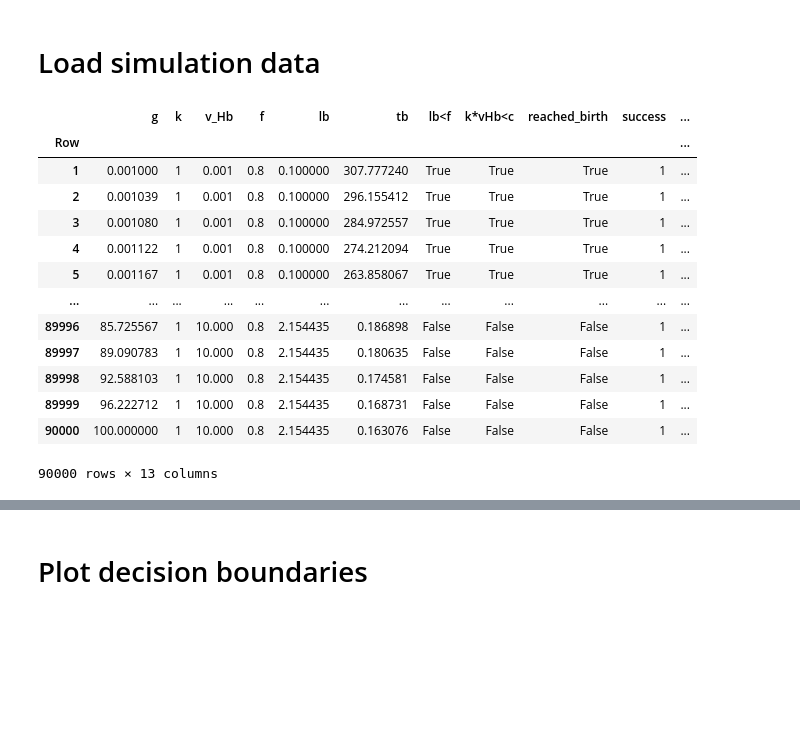
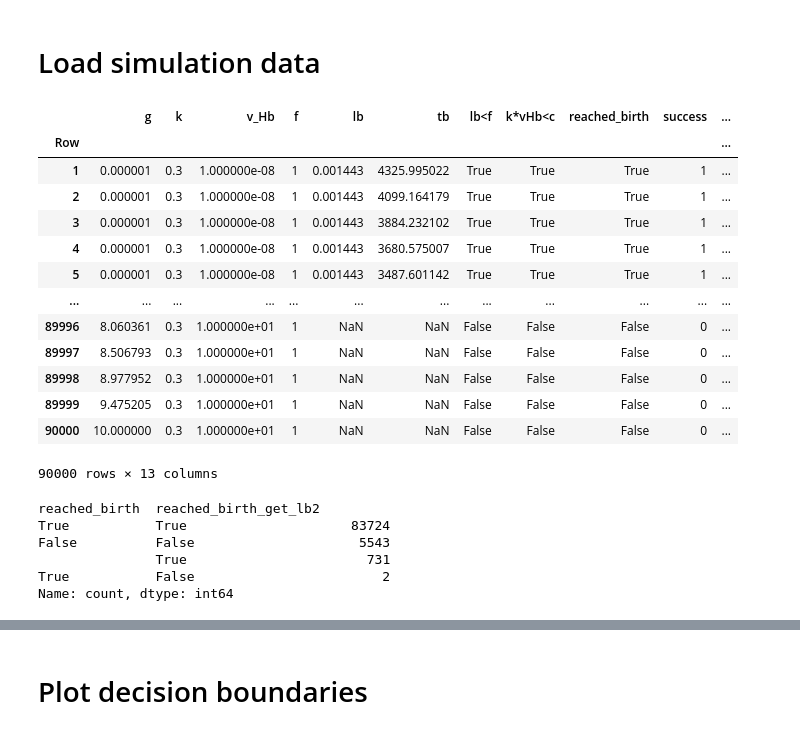
Before and after one commit to diogo-f-oliveira/deb-birth-prediction, a Jupyter notebook: notebooks/Decision Boundary Visualization.ipynb, the cells around one changed output, grey strips where cells are left out. Drawn from its saved outputs; the diff is of its cells as text; code cells hidden in the pictures; blank space fills up the shorter version.

```diff
--- a/notebooks/Decision Boundary Visualization.ipynb
+++ b/notebooks/Decision Boundary Visualization.ipynb
@@ -63,33 +63,40 @@ nn_train_cfg = loaded_nn["train_cfg"]
 # %%
 # simul_filename = "grid_g_1em5_1e2_Ng_300_vHb_1em6_1e1_Nv_300_k_0p3_f_0p8_getlb2.csv"
 # simul_filename = "grid_g_1em5_1e2_Ng_300_vHb_1em6_1e1_Nv_300_k_3_f_0p8_getlb2.csv"
 # simul_filename = "grid_g_1em5_1e2_Ng_300_vHb_1em6_1e1_Nv_300_k_30_f_0p8_getlb2.csv"
 # simul_filename = "grid_g_log_0p001_100_N300_k_fixed_0p3_vHb_log_0p01_100_N300_f_fixed_1.csv"
 # simul_filename = "grid_g_log_0p001_100_N300_k_fixed_0p3_vHb_log_0p01_100_N300_f_fixed_0p3.csv"
 # simul_filename = "grid_g_log_0p001_100_N300_k_fixed_3_vHb_log_0p0001_0p1_N300_f_fixed_0p3.csv"
-simul_filename = "grid_g_log_0p001_100_N300_k_fixed_1_vHb_log_0p001_10_N300_f_fixed_0p8.csv"
+# simul_filename = "grid_g_log_0p001_100_N300_k_fixed_1_vHb_log_0p001_10_N300_f_fixed_0p8.csv"
 # simul_filename = "grid_g_log_0p001_100_N300_k_fixed_0p3_vHb_log_0p0001_1_N300_f_fixed_0p3.csv"
+# simul_filename = "grid_g_log_0p001_100_N300_k_fixed_0p3_vHb_log_1em14_10_N300_f_fixed_1_get_lb.csv"
+# simul_filename = "grid_g_log_0p001_100_N300_k_fixed_0p3_vHb_log_1em14_10_N300_f_fixed_1_get_lb2.csv"
+# simul_filename = "grid_g_log_1em06_10_N300_k_fixed_0p3_vHb_log_1em08_10_N300_f_fixed_1_get_lb2.csv"
+simul_filename = "grid_g_log_1em06_10_N300_k_fixed_0p3_vHb_log_1em08_10_N300_f_fixed_1_get_lb.csv"
+# simul_filename = "grid_g_log_0p001_100_N300_k_fixed_0p03_vHb_log_1em14_10_N300_f_fixed_1_get_lb2.csv"
+
 
 simul_data_path = simul_data_dir / simul_filename
+save_figures = False
 
 df = pd.read_csv(simul_data_path, index_col=0)
 df['reached_birth'] = df['reached_birth'].astype(bool)
 df['lb<f'] = df['lb<f'].astype(bool)
 df['k*vHb<c'] = df['k*vHb<c'].astype(bool)
 
 df
 # %% [output]
 |  | g | k | v_Hb | f | lb | tb | lb<f | k*vHb<c | reached_birth | success | ... |
 | Row |  |  |  |  |  |  |  |  |  |  | ... |
-| 1 | 0.001000 | 1 | 0.001 | 0.8 | 0.100000 | 307.777240 | True | True | True | 1 | ... |
-| 2 | 0.001039 | 1 | 0.001 | 0.8 | 0.100000 | 296.155412 | True | True | True | 1 | ... |
-| 3 | 0.001080 | 1 | 0.001 | 0.8 | 0.100000 | 284.972557 | True | True | True | 1 | ... |
-| 4 | 0.001122 | 1 | 0.001 | 0.8 | 0.100000 | 274.212094 | True | True | True | 1 | ... |
-| 5 | 0.001167 | 1 | 0.001 | 0.8 | 0.100000 | 263.858067 | True | True | True | 1 | ... |
+| 1 | 0.000001 | 0.3 | 1.000000e-08 | 1 | 0.001443 | 4325.995022 | True | True | True | 1 | ... |
+| 2 | 0.000001 | 0.3 | 1.000000e-08 | 1 | 0.001443 | 4099.164179 | True | True | True | 1 | ... |
+| 3 | 0.000001 | 0.3 | 1.000000e-08 | 1 | 0.001443 | 3884.232102 | True | True | True | 1 | ... |
+| 4 | 0.000001 | 0.3 | 1.000000e-08 | 1 | 0.001443 | 3680.575007 | True | True | True | 1 | ... |
+| 5 | 0.000001 | 0.3 | 1.000000e-08 | 1 | 0.001443 | 3487.601142 | True | True | True | 1 | ... |
 | ... | ... | ... | ... | ... | ... | ... | ... | ... | ... | ... | ... |
-| 89996 | 85.725567 | 1 | 10.000 | 0.8 | 2.154435 | 0.186898 | False | False | False | 1 | ... |
-| 89997 | 89.090783 | 1 | 10.000 | 0.8 | 2.154435 | 0.180635 | False | False | False | 1 | ... |
-| 89998 | 92.588103 | 1 | 10.000 | 0.8 | 2.154435 | 0.174581 | False | False | False | 1 | ... |
-| 89999 | 96.222712 | 1 | 10.000 | 0.8 | 2.154435 | 0.168731 | False | False | False | 1 | ... |
-| 90000 | 100.000000 | 1 | 10.000 | 0.8 | 2.154435 | 0.163076 | False | False | False | 1 | ... |
+| 89996 | 8.060361 | 0.3 | 1.000000e+01 | 1 | NaN | NaN | False | False | False | 0 | ... |
+| 89997 | 8.506793 | 0.3 | 1.000000e+01 | 1 | NaN | NaN | False | False | False | 0 | ... |
+| 89998 | 8.977952 | 0.3 | 1.000000e+01 | 1 | NaN | NaN | False | False | False | 0 | ... |
+| 89999 | 9.475205 | 0.3 | 1.000000e+01 | 1 | NaN | NaN | False | False | False | 0 | ... |
+| 90000 | 10.000000 | 0.3 | 1.000000e+01 | 1 | NaN | NaN | False | False | False | 0 | ... |
 90000 rows × 13 columns
@@ -95,0 +109,9 @@ df
+# %%
+df[['reached_birth', 'reached_birth_get_lb2']].value_counts()
+# %% [output]
+reached_birth  reached_birth_get_lb2
+True           True                     83724
+False          False                     5543
+               True                       731
+True           False                        2
+Name: count, dtype: int64
```
Also changed, not shown: parts of 34 cells of this notebook, 3 other files.
